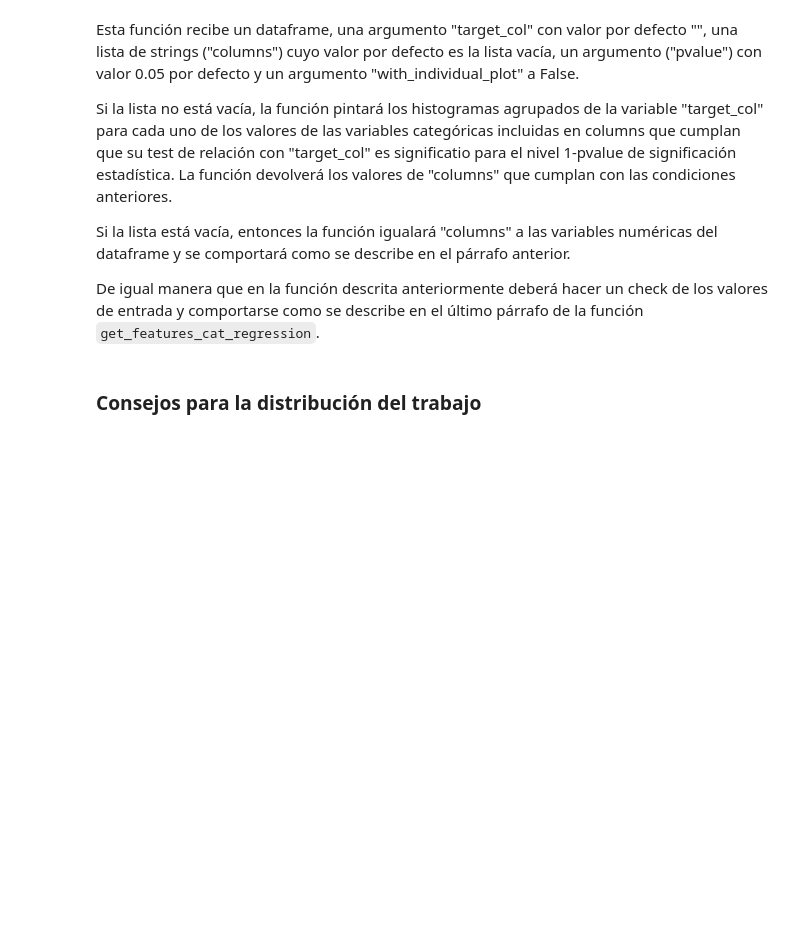
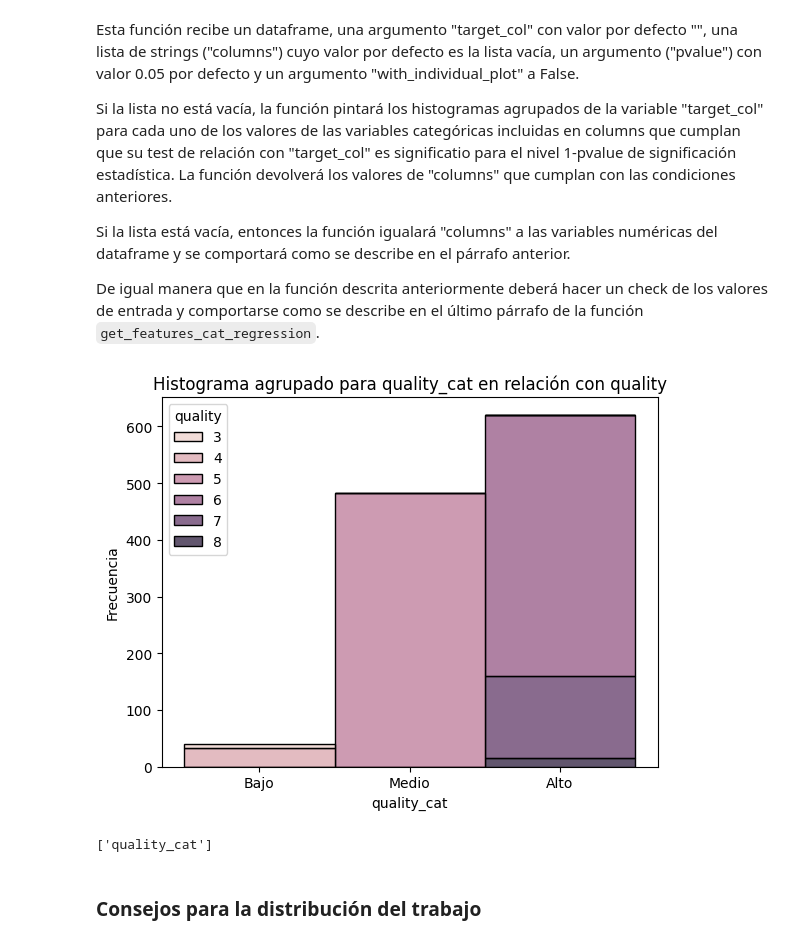
Before and after one commit to Juanxetee/TC-2, a Jupyter notebook: Team_Challenge_ToolBox_I.ipynb, the cells around one changed output. Saved outputs shown, nothing was run; the diff lists cells and outputs as text; code cells hidden in the pictures; blank space fills up the shorter version.

```diff
--- a/Team_Challenge_ToolBox_I.ipynb
+++ b/Team_Challenge_ToolBox_I.ipynb
@@ -330,12 +328,14 @@ def get_features_cat_regression(df, target_col, pvalue=0.05):
     Retorna:
     list or None: Una lista con las características categóricas significativas para el modelo de regresión, o None si hay errores.
     """
-    if df.empty or target_col not in df.columns or not np.issubdtype(df[target_col].dtype, np.number):
+    if not 0 < pvalue < 1:
+        print("Error: pvalue debe estar entre 0 y 1, exclusivo.")
         return None
-    significant_features = []
-    for feature in df.select_dtypes(include=['object']).columns:
-        _, p_val, _, _ = chi2_contingency(pd.crosstab(df[feature], df[target_col]))
-        if p_val < pvalue:
-            significant_features.append(feature)
-    return significant_features if significant_features else None
+    significant_cats = []
+    for col in df.select_dtypes(include=['object', 'category']).columns:
+        grouped = df.groupby(col, observed=True)[target_col].apply(list)
+        f_val, p_val = stats.f_oneway(*grouped)
+        if p_val <= pvalue:
+            significant_cats.append(col)
+    return significant_cats
 # %%
@@ -374,11 +376,13 @@ def plot_features_cat_regression(df, target_col="", columns=[], pvalue=0.05, wit
             plt.title(f'Histograma agrupado para {feature} en relación con {target_col}')
             plt.xlabel(feature)
             plt.ylabel('Frecuencia')
-            plt.legend(title=target_col)
             plt.show()
     return significant_features
 # %%
-plot_features_cat_regression(df, "MEDV", pvalue=0.05, with_individual_plot=True)
+plot_features_cat_regression(dfw, "quality", pvalue=0.05, with_individual_plot=True)
+# %% [output]
+[figure, added]
+['quality_cat']
 # %% [markdown]
 ### Consejos para la distribución del trabajo
 # %% [markdown]
```
Also changed, not shown: parts of 13 cells of this notebook, 1 other file.
